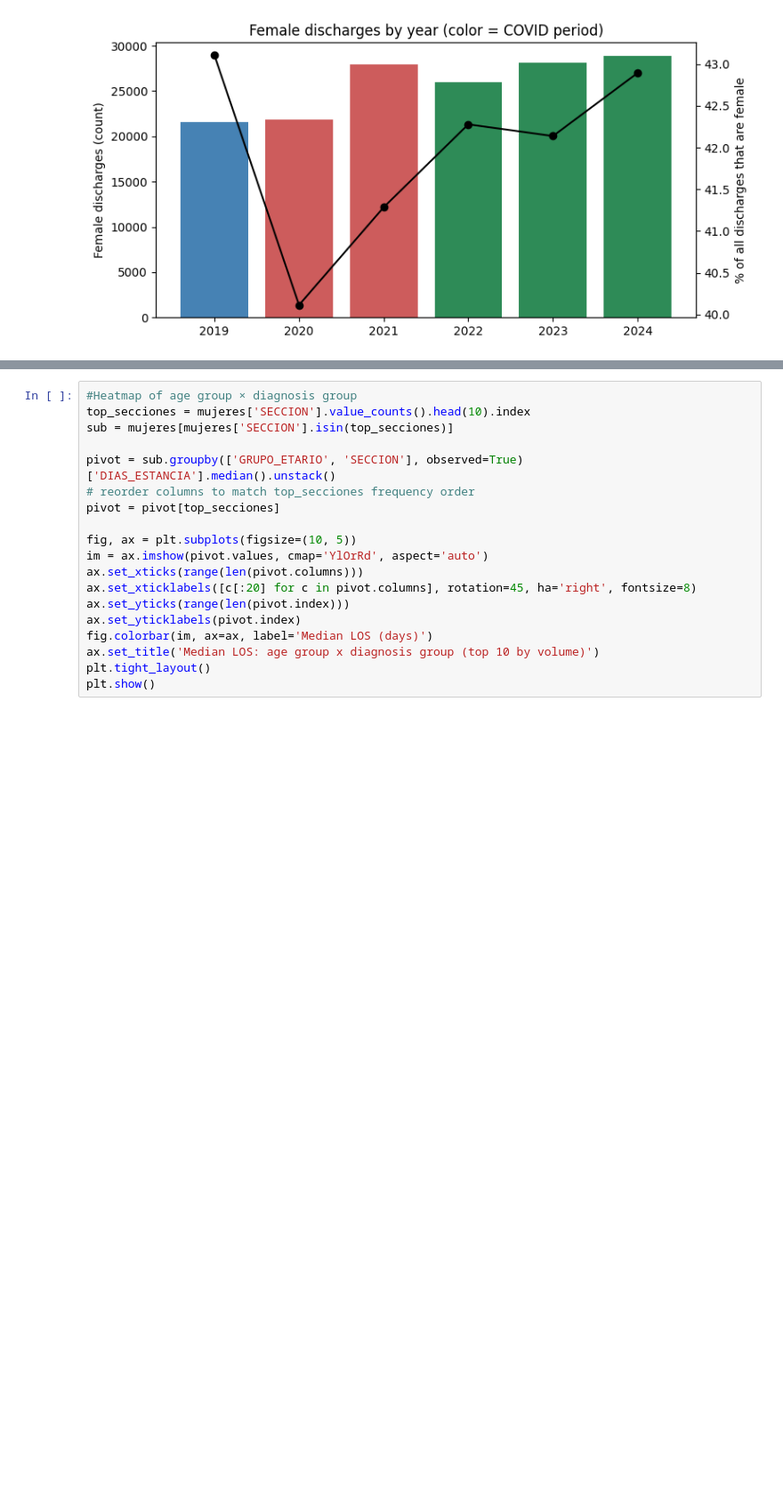
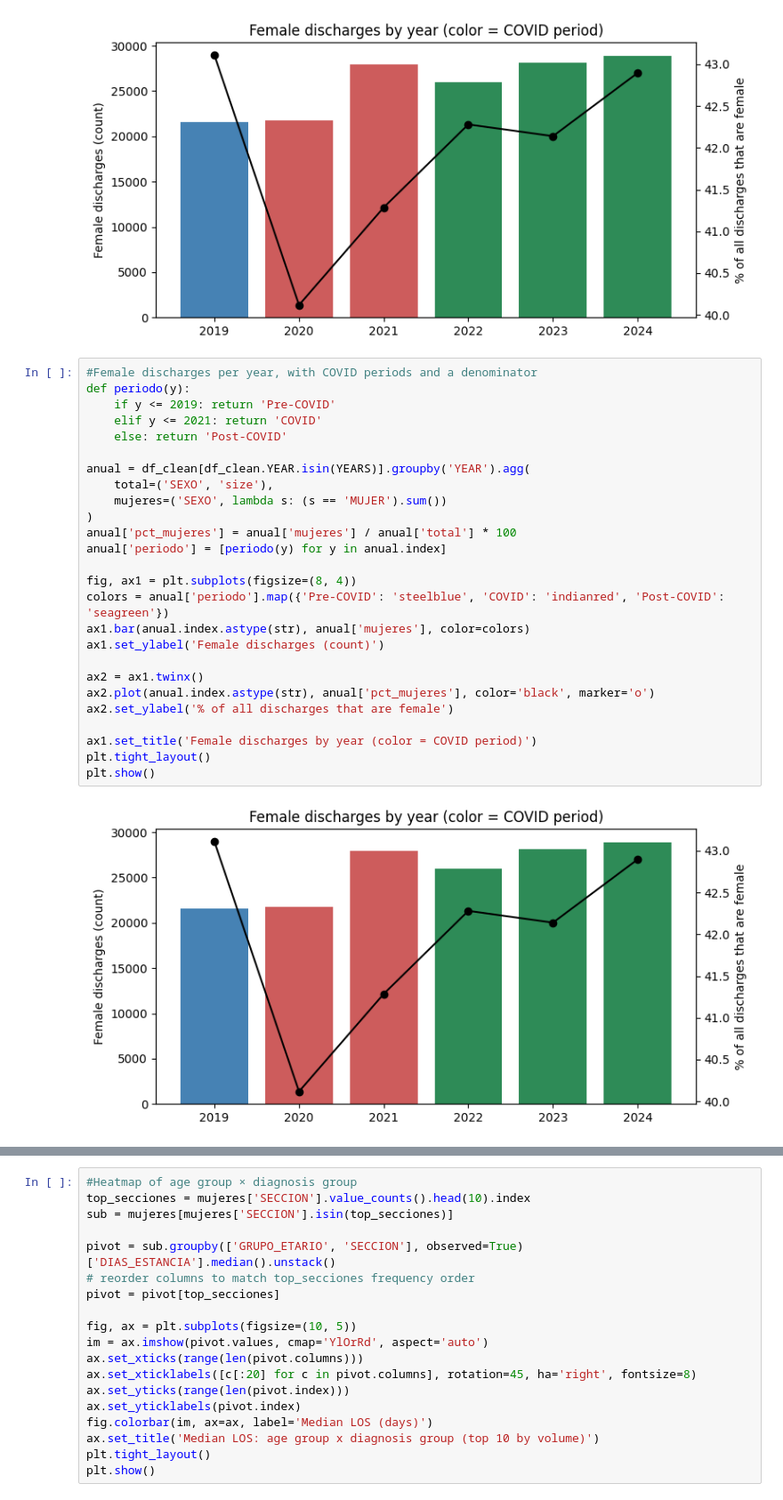
Before and after one commit to pbj-glitch/BusinessIntelligence, a Jupyter notebook: c1MariaLukas.ipynb, the cells around one changed output, grey strips where cells are left out. Shown at 89% size. Drawn from its saved outputs; the diff is of its cells as text; blank space fills up the shorter version.

```diff
--- a/c1MariaLukas.ipynb
+++ b/c1MariaLukas.ipynb
@@ -285,4 +341,32 @@ plt.tight_layout()
 plt.show()
 # %% [output]
 [figure]
+# %%
+#Female discharges per year, with COVID periods and a denominator
+def periodo(y):
+    if y <= 2019: return 'Pre-COVID'
+    elif y <= 2021: return 'COVID'
+    else: return 'Post-COVID'
+
+anual = df_clean[df_clean.YEAR.isin(YEARS)].groupby('YEAR').agg(
+    total=('SEXO', 'size'),
+    mujeres=('SEXO', lambda s: (s == 'MUJER').sum())
+)
+anual['pct_mujeres'] = anual['mujeres'] / anual['total'] * 100
+anual['periodo'] = [periodo(y) for y in anual.index]
+
+fig, ax1 = plt.subplots(figsize=(8, 4))
+colors = anual['periodo'].map({'Pre-COVID': 'steelblue', 'COVID': 'indianred', 'Post-COVID': 'seagreen'})
+ax1.bar(anual.index.astype(str), anual['mujeres'], color=colors)
+ax1.set_ylabel('Female discharges (count)')
+
+ax2 = ax1.twinx()
+ax2.plot(anual.index.astype(str), anual['pct_mujeres'], color='black', marker='o')
+ax2.set_ylabel('% of all discharges that are female')
+
+ax1.set_title('Female discharges by year (color = COVID period)')
+plt.tight_layout()
+plt.show()
+# %% [output]
+[figure, added]
 # %%
```
Also changed, not shown: parts of 22 cells of this notebook.
